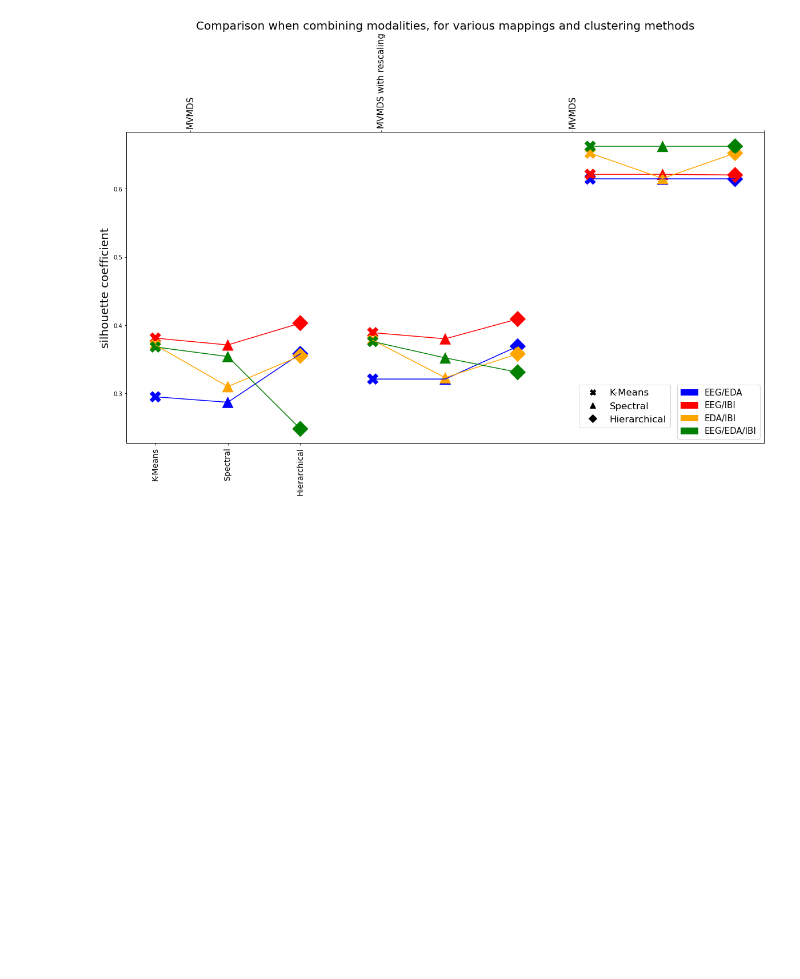
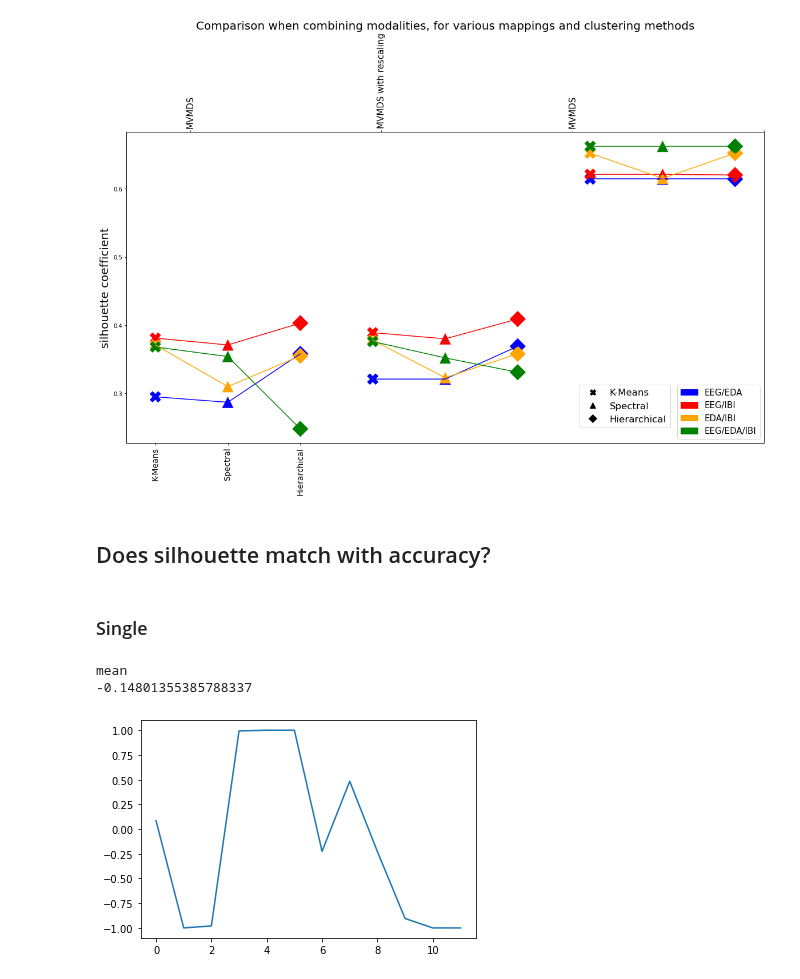
Before and after one commit to alexandremerasli/TFE, a Jupyter notebook: table_results.ipynb, the cells around one changed output. Cells and saved outputs as stored; diff of their text form; code cells hidden in the pictures; blank space fills up the shorter version.

Commit message:
does silhouette matches with acc? Nop...

```diff
--- a/table_results.ipynb
+++ b/table_results.ipynb
@@ -12,7 +12,7 @@ import matplotlib.lines as mlines
 ### Single
 # %%
 # Read table
-results = np.genfromtxt(os.path.join('Table results single.csv'),delimiter=';')
+results = np.genfromtxt(os.path.join('Table accuracy.csv'),delimiter=';')
 results = np.array(results,dtype='float') # Convert into array
 results = np.nan_to_num(results)
 
@@ -97,7 +96,7 @@ plt.savefig(os.path.join('figures','singleBoxplots.png'),bbox_inches='tight')
 ### Multi
 # %%
 # Read table
-results = np.genfromtxt(os.path.join('Table results single.csv'),delimiter=';')
+results = np.genfromtxt(os.path.join('Table accuracy.csv'),delimiter=';')
 results = np.array(results,dtype='float') # Convert into array
 results = np.nan_to_num(results)
 
@@ -316,3 +314,7 @@ plt.title("Comparison when combining modalities, for various mappings and cluste
 plt.savefig(os.path.join('figures','multiResultsSilhouette.png'),bbox_inches='tight')
 # %% [output]
 [figure]
+# %% [markdown]
+## Does silhouette match with accuracy?
+# %% [markdown]
+### Single
@@ -318,0 +359,22 @@ plt.savefig(os.path.join('figures','multiResultsSilhouette.png'),bbox_inches='ti
+# %%
+corr = []
+for i in range(len(cleanedAccuracy)):
+    if (len(cleanedSilhouette[i]) > 2):
+        corr.append(np.corrcoef(cleanedAccuracy[i],cleanedSilhouette[i])[0,1])
+        if (np.isnan(np.corrcoef(cleanedAccuracy[i],cleanedSilhouette[i])[0,1])):
+            print("nan corrcoef")
+            print(cleanedAccuracy[i])
+            print(cleanedSilhouette[i])
+'''
+plt.plot(np.abs(corr))
+print("mean")
+print(np.nanmean(np.array(corr)**2))
+'''
+
+plt.plot(corr)
+print("mean")
+print(np.nanmean(corr))
+# %% [output]
+mean
+-0.14801355385788337
+[figure, added]
```
Also changed, not shown: parts of 5 cells of this notebook.
